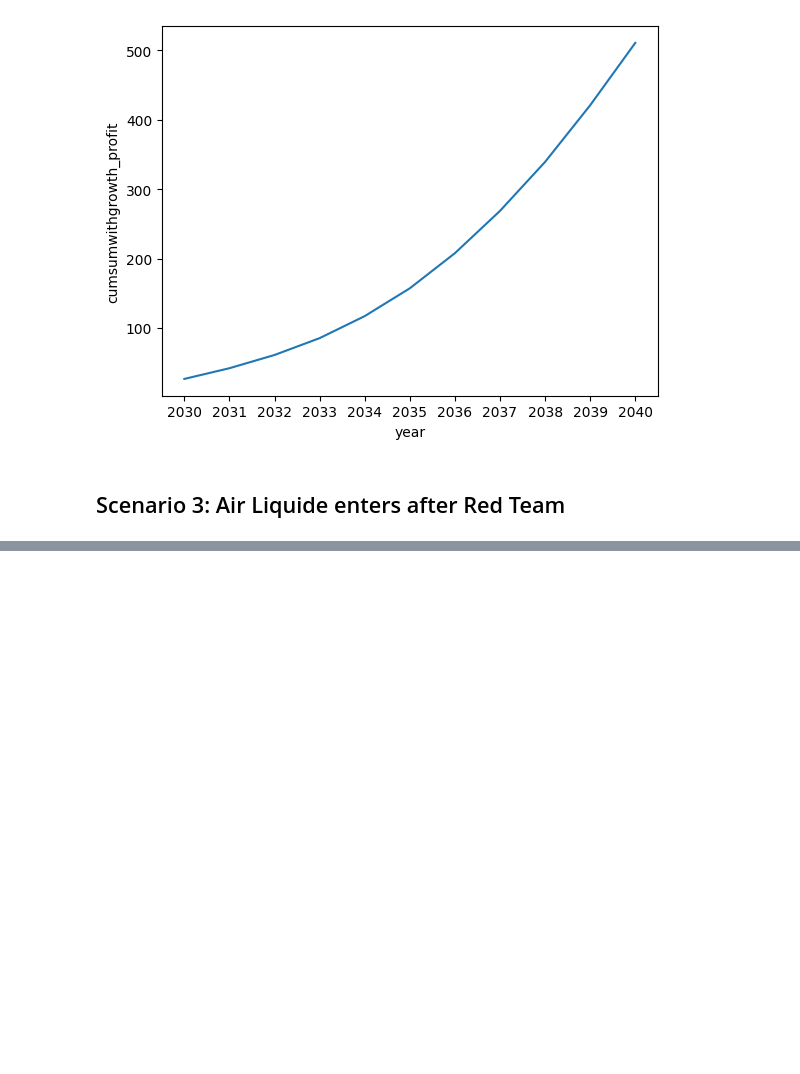
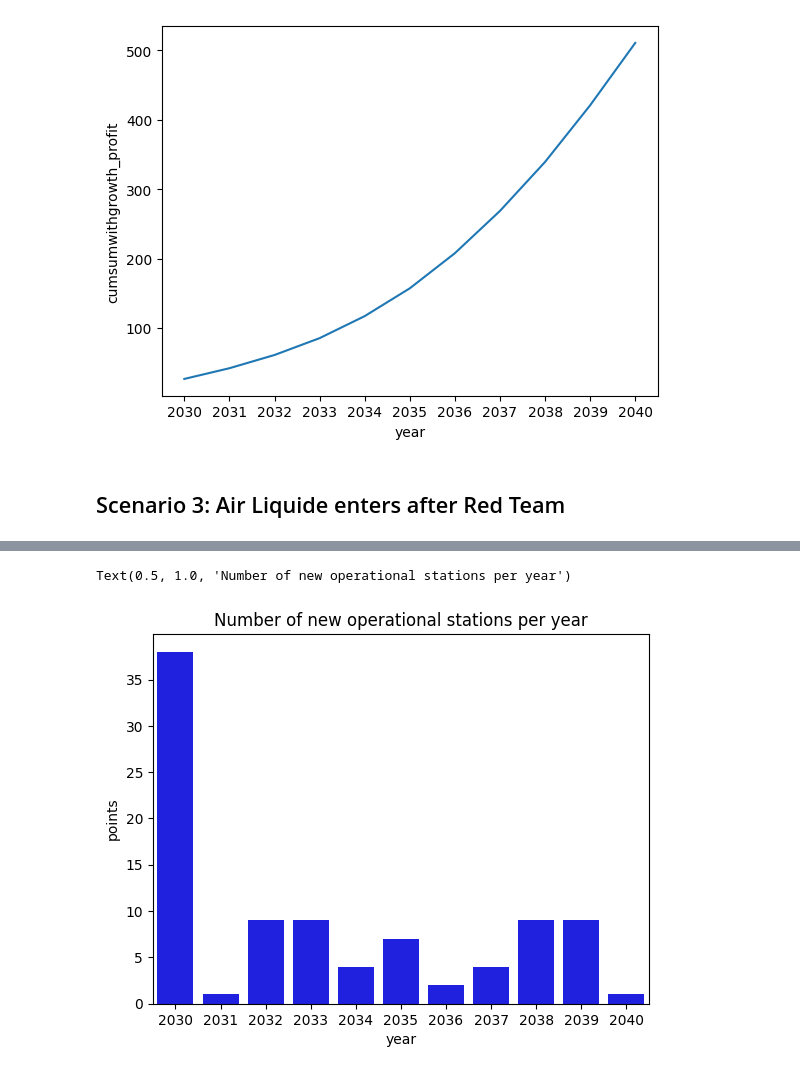
Before and after one commit to Hypatia-II/H2_stations_network, a Jupyter notebook: notebook.ipynb, the cells around one changed output, grey strips where cells are left out. Drawn from its saved outputs; the diff is of its cells as text; code cells hidden in the pictures; blank space fills up the shorter version.

```diff
--- a/notebook.ipynb
+++ b/notebook.ipynb
@@ -335,23 +341,27 @@ from station_finder.functions import Case
 import geopandas as gpd
 
 case = Case(shapefiles=shap_files, csvs=csvs, jsons=jsons)
+scenarios = Scenarios(shap_files, csvs, jsons, path_conf="params/config.json")
 new_scenarios = case.market_share(jsons['output_scenario3'],
                                   sorted_locations,
                                   case.total_h2_stations)
 
 case3 = case.calculate_case3(sorted_locations, scenario=new_scenarios)
+regions_dem = jsons['output_refills_scenario1']["RT_2040_total"] + jsons['output_refills_scenario1']["RT_2030_total"]
 
 # apologies for this
 ab = case3.copy()
+score_total = sum([data[1] for i in ab.values() for data in i if data[1]>0])
 df = pd.DataFrame()
 for year, data in ab.items():
     foo = gpd.GeoDataFrame(ab[year], geometry=0).set_crs('2154')
+    foo = scenarios.fix_locations(foo)
     foo = scenarios.merge_closest_points(foo)
     foo = scenarios.fix_locations(foo)
-    scores = [x[1] for x in foo]
-    foo = pd.DataFrame(scenarios.get_size_station(foo))
+    #scores = [x[1] for x in foo]
+    foo = pd.DataFrame(scenarios.get_size_station(regions_dem, foo, score_total))
     foo['year'] = year
-    foo['weighted_scores'] = scores
+    #foo['weighted_scores'] = scores
     df = pd.concat([df, foo], axis=0)
 
-df
+df.rename(columns={0:"points", 1:"size", 2:"score", 3:"2040_demand"}, inplace=True)
@@ -357,0 +379,7 @@ df
+# %%
+num_stations_per_year = df.groupby("year")["points"].count().reset_index()
+sns.barplot(data=num_stations_per_year, x="year", y="points", color="blue")
+plt.title("Number of new operational stations per year")
+# %% [output]
+Text(0.5, 1.0, 'Number of new operational stations per year')
+[figure, added]
```
Also changed, not shown: parts of 14 cells of this notebook, 2 other files.
